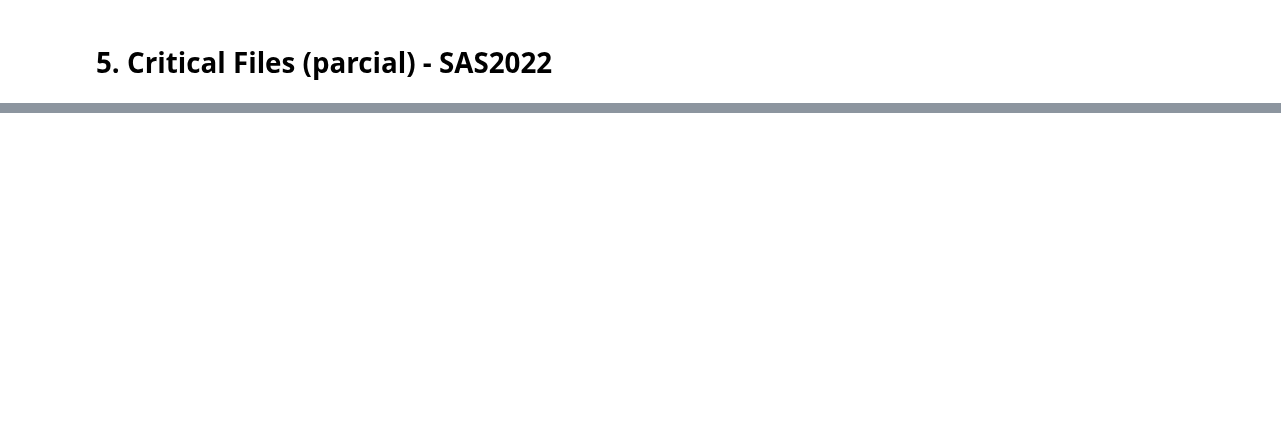
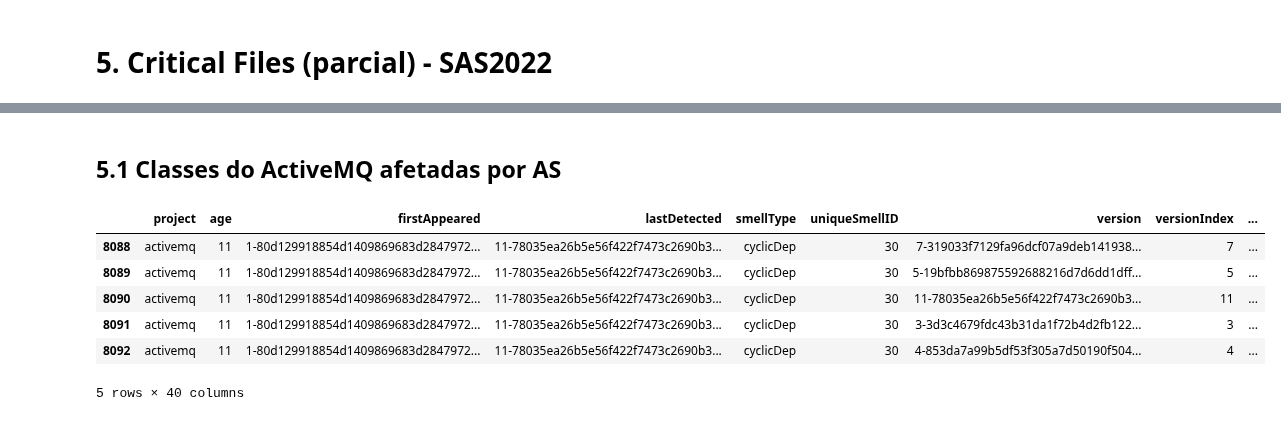
Before and after one commit to armandossrecife/piloto, a Jupyter notebook: compara_sas2022.ipynb, the cells around one changed output, grey strips where cells are left out. Drawn from its saved outputs; the diff is of its cells as text; code cells hidden in the pictures; blank space fills up the shorter version.

```diff
--- a/compara_sas2022.ipynb
+++ b/compara_sas2022.ipynb
@@ -915,0 +948,12 @@ df_critical_files_guava.head(90)
+# %% [markdown]
+## 5.1 Classes do ActiveMQ afetadas por AS
+# %%
+df_activemq_smells_classes_affected.head()
+# %% [output]
+|  | project | age | firstAppeared | lastDetected | smellType | uniqueSmellID | version | versionIndex | ... |
+| 8088 | activemq | 11 | 1-80d129918854d1409869683d2847972... | 11-78035ea26b5e56f422f7473c2690b3... | cyclicDep | 30 | 7-319033f7129fa96dcf07a9deb141938... | 7 | ... |
+| 8089 | activemq | 11 | 1-80d129918854d1409869683d2847972... | 11-78035ea26b5e56f422f7473c2690b3... | cyclicDep | 30 | 5-19bfbb869875592688216d7d6dd1dff... | 5 | ... |
+| 8090 | activemq | 11 | 1-80d129918854d1409869683d2847972... | 11-78035ea26b5e56f422f7473c2690b3... | cyclicDep | 30 | 11-78035ea26b5e56f422f7473c2690b3... | 11 | ... |
+| 8091 | activemq | 11 | 1-80d129918854d1409869683d2847972... | 11-78035ea26b5e56f422f7473c2690b3... | cyclicDep | 30 | 3-3d3c4679fdc43b31da1f72b4d2fb122... | 3 | ... |
+| 8092 | activemq | 11 | 1-80d129918854d1409869683d2847972... | 11-78035ea26b5e56f422f7473c2690b3... | cyclicDep | 30 | 4-853da7a99b5df53f305a7d50190f504... | 4 | ... |
+5 rows × 40 columns
```
Also changed, not shown: parts of 20 cells of this notebook.
